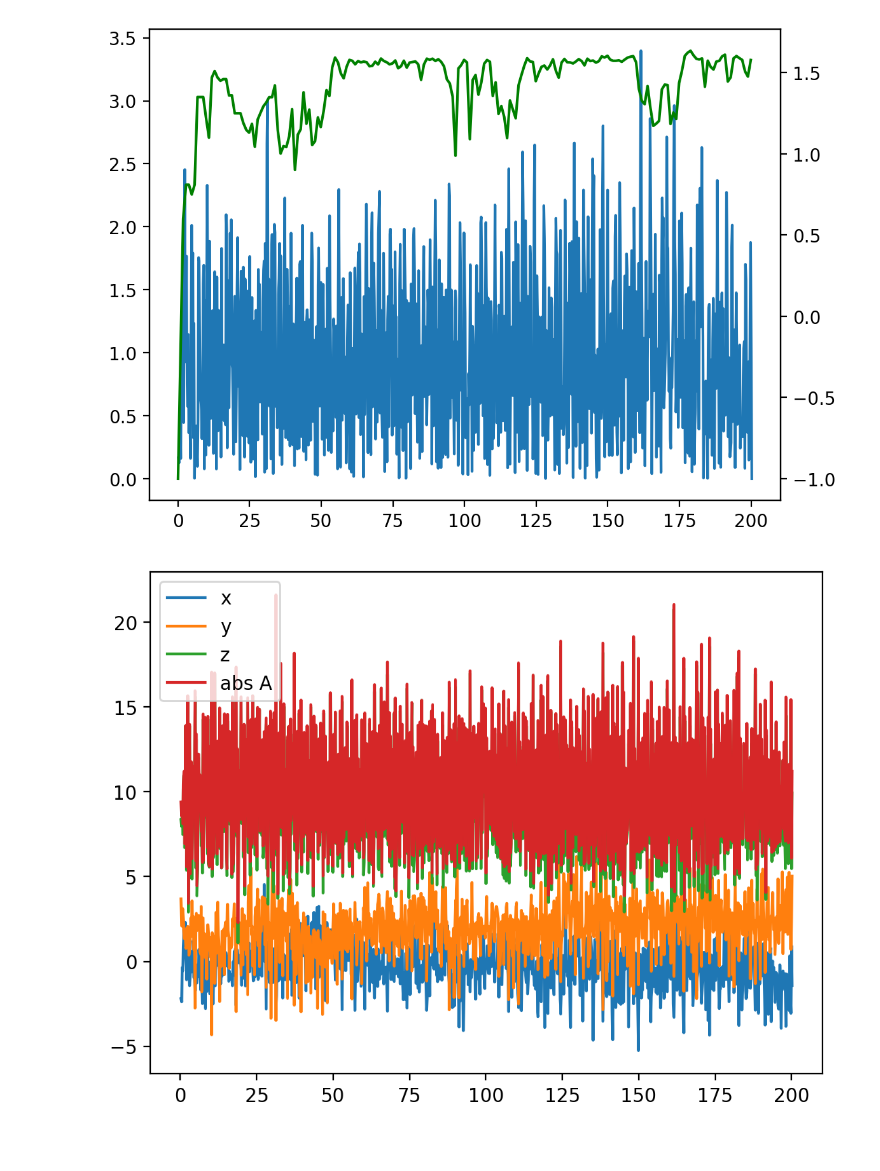
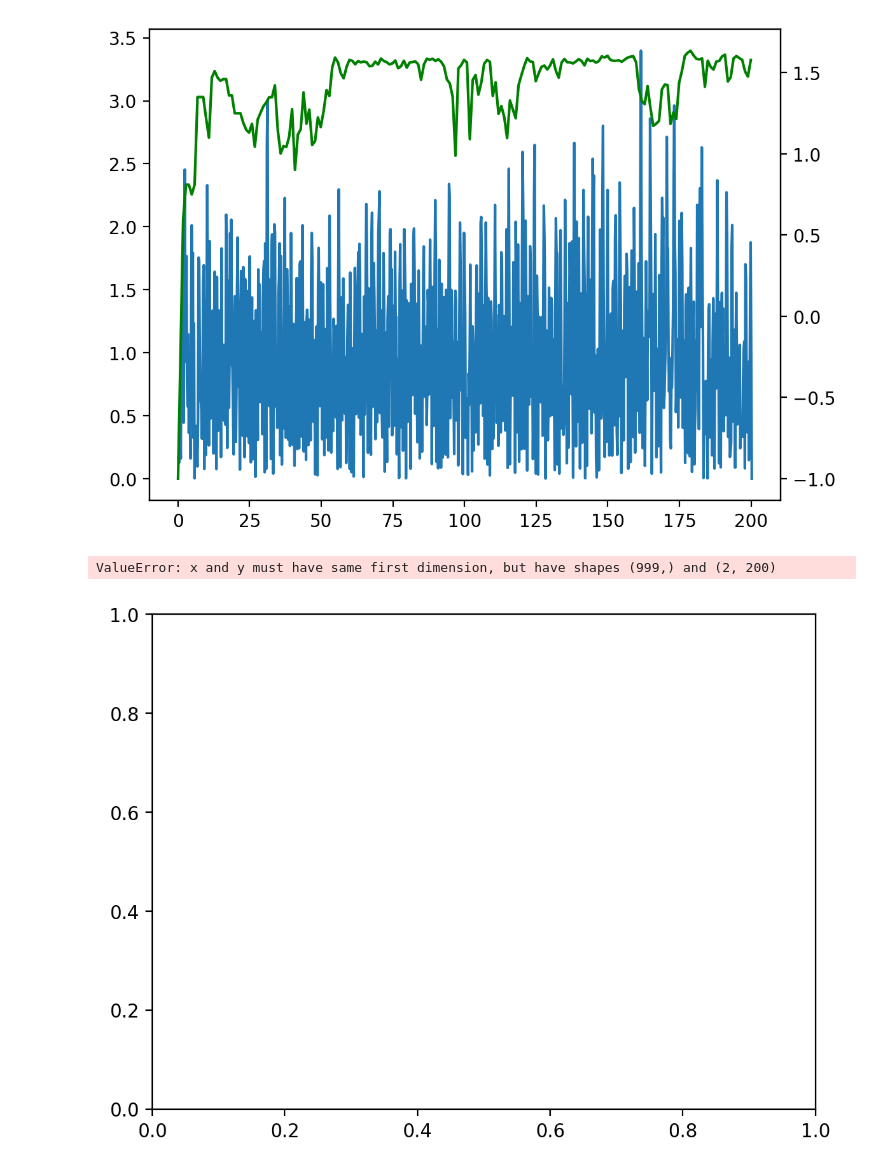
Before and after one commit to Shantanu-Mandpe/Motion-Analysis-Project, a Jupyter notebook: main.ipynb, the cells around one changed output. Saved outputs shown, nothing was run; the diff lists cells and outputs as text; code cells hidden in the pictures.

```diff
--- a/main.ipynb
+++ b/main.ipynb
@@ -413,35 +459,39 @@ ax1.plot(bar_time,reduce_bar)
 plt.show()
 
 fig2, ax3 = plt.subplots()
 fig2.set_dpi(200)
 ax3.plot(gps_time,altitude, label="altitude")
 ax3.legend()
 ax4 = ax3.twinx()
 ax4.plot(bar_time,bar,color='green',label="pressure")
 ax4.legend()
 plt.show()
 
 fig4,ax6 = plt.subplots()
 fig4.set_dpi(200)
 ax6.plot(at,deri_a)
 ax7 = ax6.twinx()
 ax7.plot(gps_time,gps_speed,color='green')
 # ax8 = ax7.twinx()
 # ax8.plot(new_at,newDeri,color="orange")
 plt.show()
 
 fig3 ,ax5 = plt.subplots()
 fig3.set_dpi(200)
-ax5.plot(at,a_x,label="x")
-ax5.plot(at,ay,label="y")
-ax5.plot(at,az,label="z")
-ax5.plot(at,aa,label="abs A")
+ax5.plot(at,ass)
+ax8 = ax5.twinx()
+ax8.plot(new_gps_time,gps_speed,color='green')
+# ax5.plot(at,a_x,label="x")
+# ax5.plot(at,ay,label="y")
+# ax5.plot(at,az,label="z")
+# ax5.plot(at,aa,label="abs A")
 #ax5.plot(at,deri_a,label="speed")
 plt.legend()
 plt.show()
 # %% [output]
 [figure]
 [figure]
 [figure]
 [figure]
+ValueError: x and y must have same first dimension, but have shapes (999,) and (2, 200)
-[figure, old version]
+[figure, new version]
```
Also changed, not shown: parts of 3 cells of this notebook, 1 other file.
